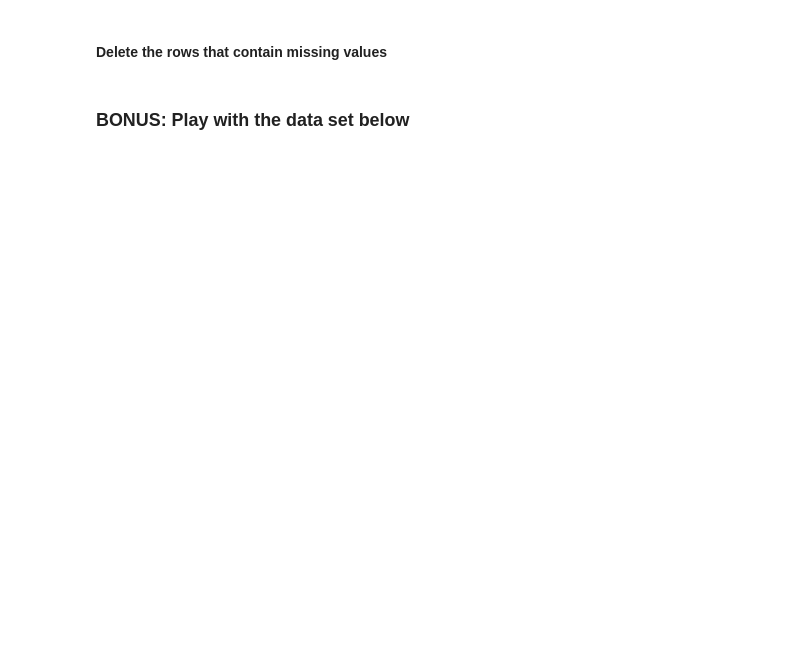
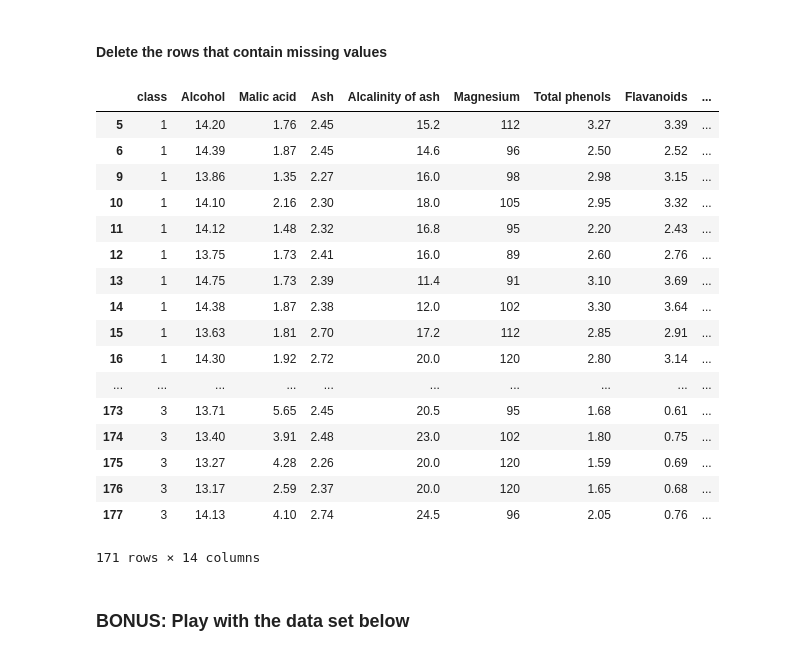
Before and after one commit to MLCCKolkata/Assignment-3, a Jupyter notebook: arnavdas88.ipynb, the cells around one changed output. Cells and saved outputs as stored; diff of their text form; code cells hidden in the pictures; blank space fills up the shorter version.

```diff
--- a/arnavdas88.ipynb
+++ b/arnavdas88.ipynb
@@ -577,2 +577,6 @@ array([7, 2, 6, 1, 1, 3, 0, 1, 0, 9])
 # %% [markdown]
 #### Use random numbers you generated as an index and assign NaN value to each of cell of the column alcohol
+# %%
+for i in random:
+  wine_df.iloc[i, 1] = None
+wine_df.head(15)
@@ -583,4 +622,25 @@ Hint: you can use isnull() and sum()
 # %% [markdown]
 #### Delete the rows that contain missing values
+# %%
+wine_df.dropna()
+# %% [output]
+|  | class | Alcohol | Malic acid | Ash | Alcalinity of ash | Magnesium | Total phenols | Flavanoids | ... |
+| 5 | 1 | 14.20 | 1.76 | 2.45 | 15.2 | 112 | 3.27 | 3.39 | ... |
+| 6 | 1 | 14.39 | 1.87 | 2.45 | 14.6 | 96 | 2.50 | 2.52 | ... |
+| 9 | 1 | 13.86 | 1.35 | 2.27 | 16.0 | 98 | 2.98 | 3.15 | ... |
+| 10 | 1 | 14.10 | 2.16 | 2.30 | 18.0 | 105 | 2.95 | 3.32 | ... |
+| 11 | 1 | 14.12 | 1.48 | 2.32 | 16.8 | 95 | 2.20 | 2.43 | ... |
+| 12 | 1 | 13.75 | 1.73 | 2.41 | 16.0 | 89 | 2.60 | 2.76 | ... |
+| 13 | 1 | 14.75 | 1.73 | 2.39 | 11.4 | 91 | 3.10 | 3.69 | ... |
+| 14 | 1 | 14.38 | 1.87 | 2.38 | 12.0 | 102 | 3.30 | 3.64 | ... |
+| 15 | 1 | 13.63 | 1.81 | 2.70 | 17.2 | 112 | 2.85 | 2.91 | ... |
+| 16 | 1 | 14.30 | 1.92 | 2.72 | 20.0 | 120 | 2.80 | 3.14 | ... |
+| ... | ... | ... | ... | ... | ... | ... | ... | ... | ... |
+| 173 | 3 | 13.71 | 5.65 | 2.45 | 20.5 | 95 | 1.68 | 0.61 | ... |
+| 174 | 3 | 13.40 | 3.91 | 2.48 | 23.0 | 102 | 1.80 | 0.75 | ... |
+| 175 | 3 | 13.27 | 4.28 | 2.26 | 20.0 | 120 | 1.59 | 0.69 | ... |
+| 176 | 3 | 13.17 | 2.59 | 2.37 | 20.0 | 120 | 1.65 | 0.68 | ... |
+| 177 | 3 | 14.13 | 4.10 | 2.74 | 24.5 | 96 | 2.05 | 0.76 | ... |
+171 rows × 14 columns
 # %% [markdown]
 ### BONUS: Play with the data set below
```
Also changed, not shown: parts of 14 cells of this notebook.
